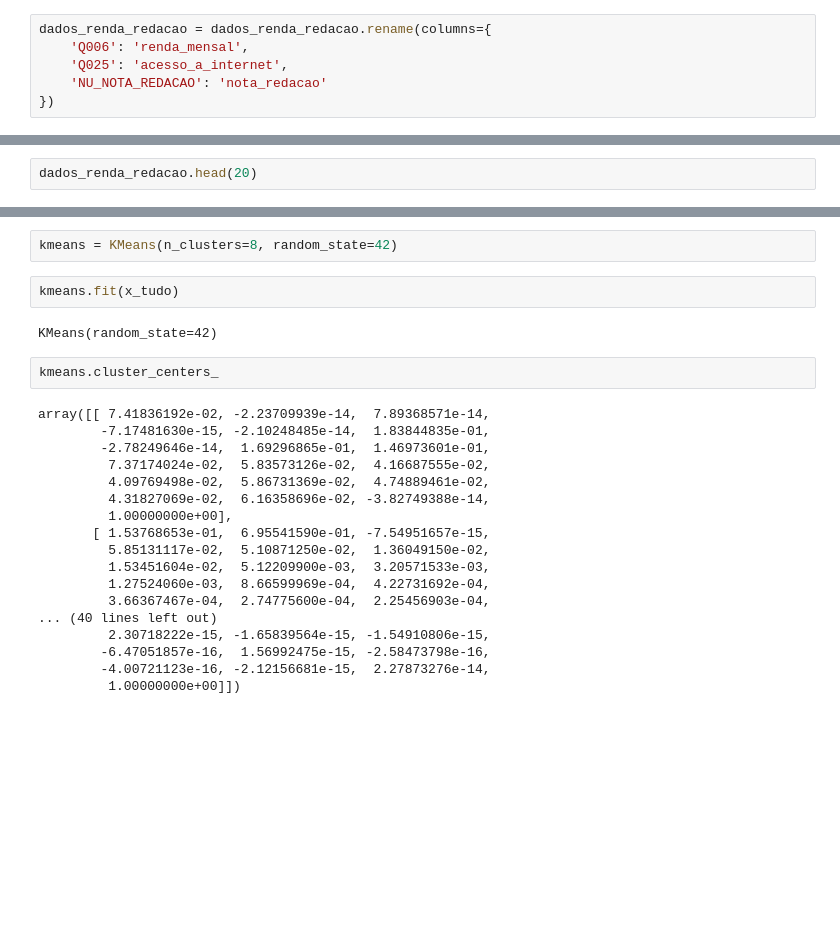
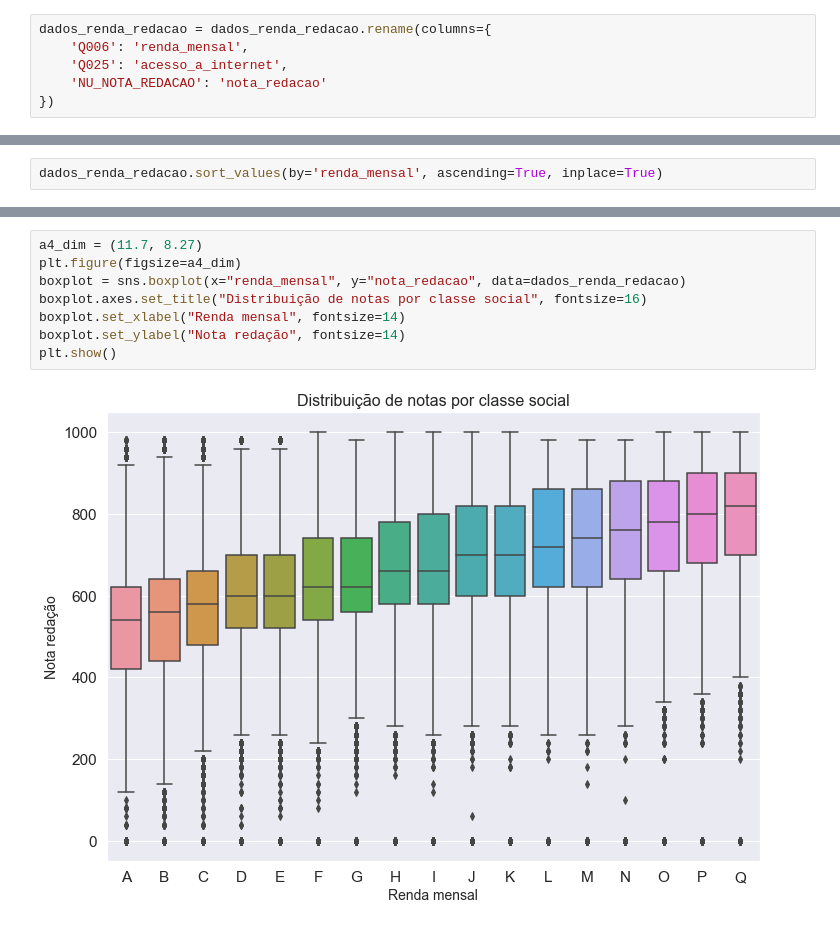
Before and after one commit to matheusmvl/ms-challenge-2021, a Jupyter notebook: projeto/analise_microdados_enem2019.ipynb, the cells around one changed output, grey strips where cells are left out. Saved outputs shown, nothing was run; the diff lists cells and outputs as text; blank space fills up the shorter version.

```diff
--- a/projeto/analise_microdados_enem2019.ipynb
+++ b/projeto/analise_microdados_enem2019.ipynb
@@ -158,2 +155,2 @@ OneHotEncoder(handle_unknown='ignore')
 # %%
-dados_renda_redacao.head(20)
+dados_renda_redacao.sort_values(by='renda_mensal', ascending=True, inplace=True)
@@ -228,26 +157,10 @@ plt.show()
-# %%
-kmeans = KMeans(n_clusters=8, random_state=42)
-# %%
-kmeans.fit(x_tudo)
-# %% [output]
-KMeans(random_state=42)
-# %%
-kmeans.cluster_centers_
-# %% [output]
-array([[ 7.41836192e-02, -2.23709939e-14,  7.89368571e-14,
-        -7.17481630e-15, -2.10248485e-14,  1.83844835e-01,
-        -2.78249646e-14,  1.69296865e-01,  1.46973601e-01,
-         7.37174024e-02,  5.83573126e-02,  4.16687555e-02,
-         4.09769498e-02,  5.86731369e-02,  4.74889461e-02,
-         4.31827069e-02,  6.16358696e-02, -3.82749388e-14,
-         1.00000000e+00],
-       [ 1.53768653e-01,  6.95541590e-01, -7.54951657e-15,
-         5.85131117e-02,  5.10871250e-02,  1.36049150e-02,
-         1.53451604e-02,  5.12209900e-03,  3.20571533e-03,
-         1.27524060e-03,  8.66599969e-04,  4.22731692e-04,
-         3.66367467e-04,  2.74775600e-04,  2.25456903e-04,
-... (40 lines left out)
-         2.30718222e-15, -1.65839564e-15, -1.54910806e-15,
-        -6.47051857e-16,  1.56992475e-15, -2.58473798e-16,
-        -4.00721123e-16, -2.12156681e-15,  2.27873276e-14,
-         1.00000000e+00]])
+# %%
+a4_dim = (11.7, 8.27)
+plt.figure(figsize=a4_dim)
+boxplot = sns.boxplot(x="renda_mensal", y="nota_redacao", data=dados_renda_redacao)
+boxplot.axes.set_title("Distribuição de notas por classe social", fontsize=16)
+boxplot.set_xlabel("Renda mensal", fontsize=14)
+boxplot.set_ylabel("Nota redação", fontsize=14)
+plt.show()
+# %% [output]
+[figure, added]
```
Also changed, not shown: parts of 14 cells of this notebook.
